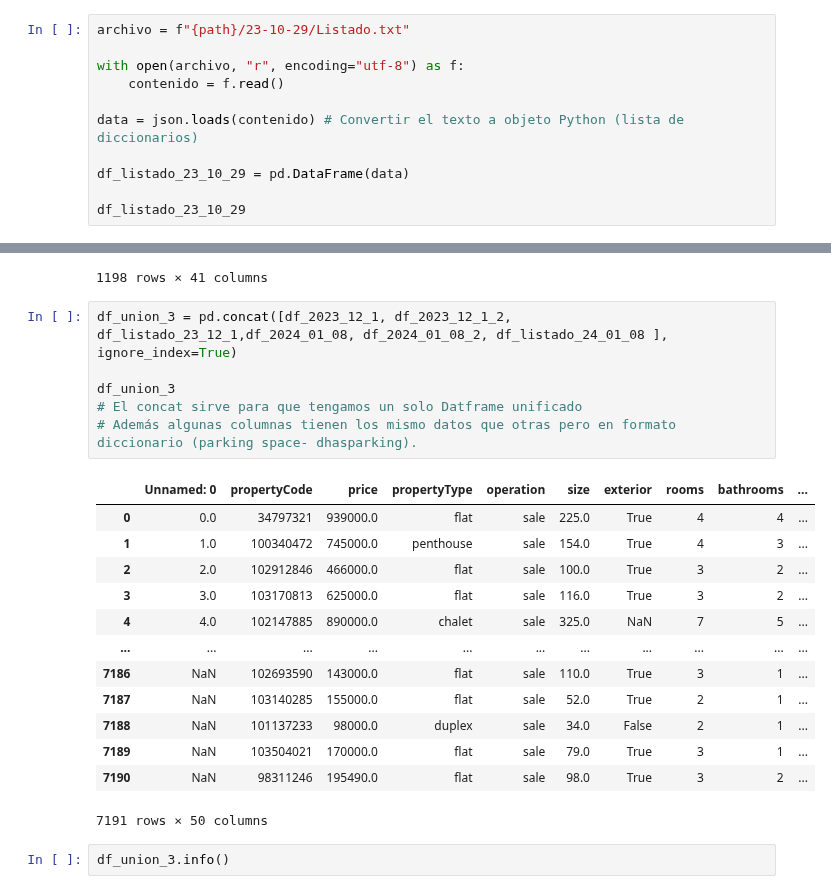
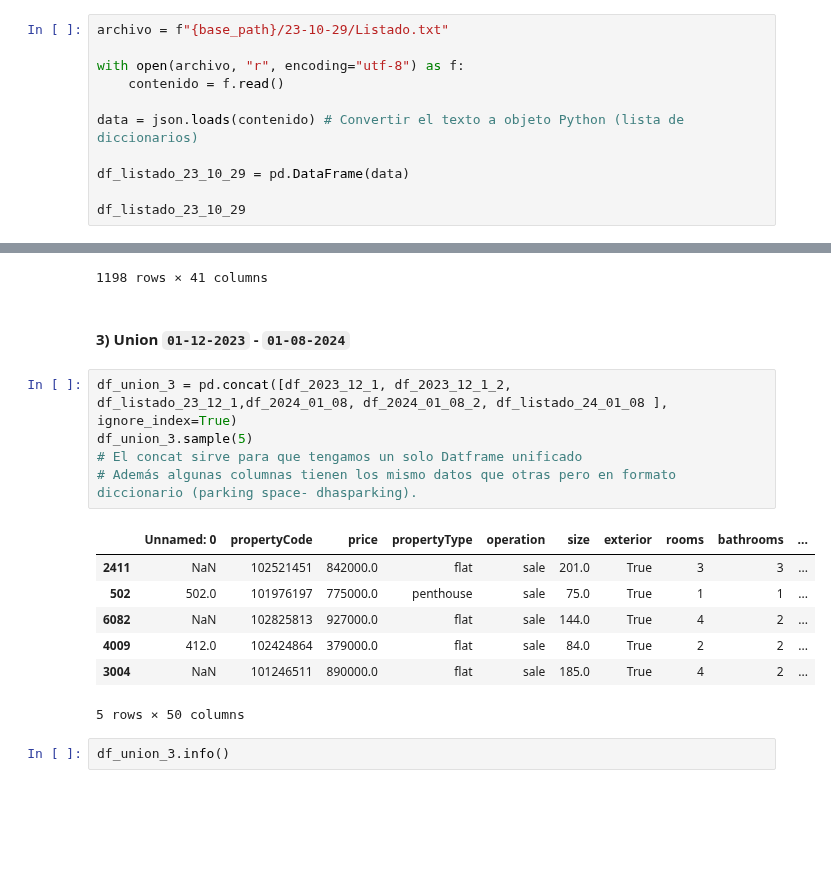
Before and after one commit to asgr29/EDA_Inmuebles_Idealista, a Jupyter notebook: src/notebooks/notebook-eda.ipynb, the cells around one changed output, grey strips where cells are left out. Cells and saved outputs as stored; diff of their text form; blank space fills up the shorter version.

```diff
--- a/src/notebooks/notebook-eda.ipynb
+++ b/src/notebooks/notebook-eda.ipynb
@@ -618,5 +623,5 @@ df_2023_10_29_2
 # %%
-archivo = f"{path}/23-10-29/Listado.txt"
+archivo = f"{base_path}/23-10-29/Listado.txt"
 
 with open(archivo, "r", encoding="utf-8") as f:
     contenido = f.read()
@@ -852,26 +865,21 @@ df_listado_24_01_08
 | 1196 | 103504021 | https://img3.idealista.com/blur/W... | 19845 | 18 | 2 | 170000.0 | flat | sale | ... |
 | 1197 | 98311246 | https://img3.idealista.com/blur/W... | CCI-001-000041801 | 18 | bj | 195490.0 | flat | sale | ... |
 1198 rows × 41 columns
+# %% [markdown]
+#### 3) Union `01-12-2023` - `01-08-2024`
 # %%
 df_union_3 = pd.concat([df_2023_12_1, df_2023_12_1_2, df_listado_23_12_1,df_2024_01_08, df_2024_01_08_2, df_listado_24_01_08 ], ignore_index=True)
-
-df_union_3
+df_union_3.sample(5)
 # El concat sirve para que tengamos un solo Datframe unificado
 # Además algunas columnas tienen los mismo datos que otras pero en formato diccionario (parking space- dhasparking).
 # %% [output]
 |  | Unnamed: 0 | propertyCode | price | propertyType | operation | size | exterior | rooms | bathrooms | ... |
-| 0 | 0.0 | 34797321 | 939000.0 | flat | sale | 225.0 | True | 4 | 4 | ... |
-| 1 | 1.0 | 100340472 | 745000.0 | penthouse | sale | 154.0 | True | 4 | 3 | ... |
-| 2 | 2.0 | 102912846 | 466000.0 | flat | sale | 100.0 | True | 3 | 2 | ... |
-| 3 | 3.0 | 103170813 | 625000.0 | flat | sale | 116.0 | True | 3 | 2 | ... |
-| 4 | 4.0 | 102147885 | 890000.0 | chalet | sale | 325.0 | NaN | 7 | 5 | ... |
-| ... | ... | ... | ... | ... | ... | ... | ... | ... | ... | ... |
-| 7186 | NaN | 102693590 | 143000.0 | flat | sale | 110.0 | True | 3 | 1 | ... |
-| 7187 | NaN | 103140285 | 155000.0 | flat | sale | 52.0 | True | 2 | 1 | ... |
-| 7188 | NaN | 101137233 | 98000.0 | duplex | sale | 34.0 | False | 2 | 1 | ... |
-| 7189 | NaN | 103504021 | 170000.0 | flat | sale | 79.0 | True | 3 | 1 | ... |
-| 7190 | NaN | 98311246 | 195490.0 | flat | sale | 98.0 | True | 3 | 2 | ... |
+| 2411 | NaN | 102521451 | 842000.0 | flat | sale | 201.0 | True | 3 | 3 | ... |
+| 502 | 502.0 | 101976197 | 775000.0 | penthouse | sale | 75.0 | True | 1 | 1 | ... |
+| 6082 | NaN | 102825813 | 927000.0 | flat | sale | 144.0 | True | 4 | 2 | ... |
+| 4009 | 412.0 | 102424864 | 379000.0 | flat | sale | 84.0 | True | 2 | 2 | ... |
+| 3004 | NaN | 101246511 | 890000.0 | flat | sale | 185.0 | True | 4 | 2 | ... |
-7191 rows × 50 columns
+5 rows × 50 columns
 # %%
 df_union_3.info()
 # %% [output]
```
Also changed, not shown: parts of 62 cells of this notebook, 1 other file.
